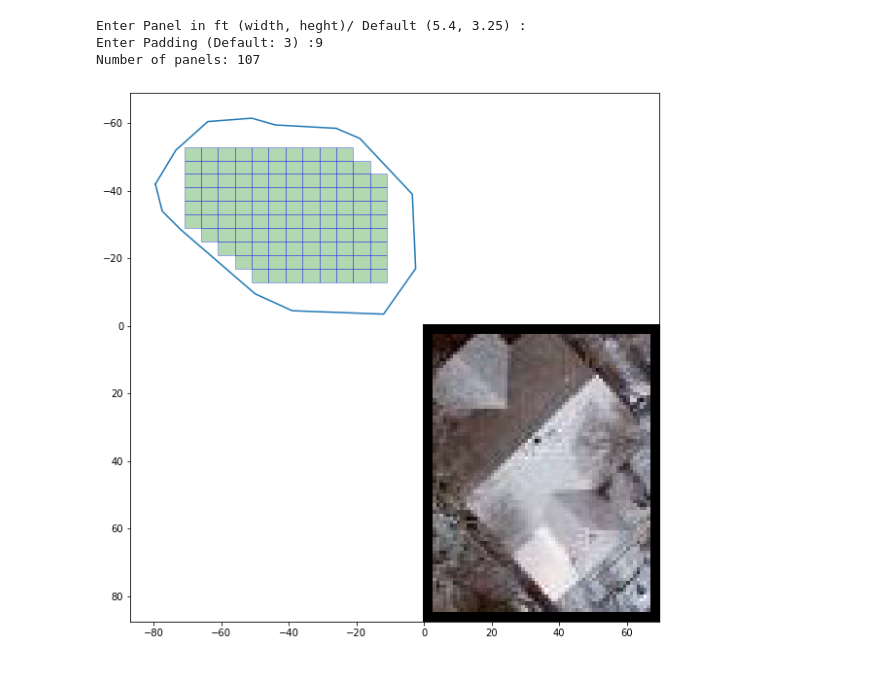
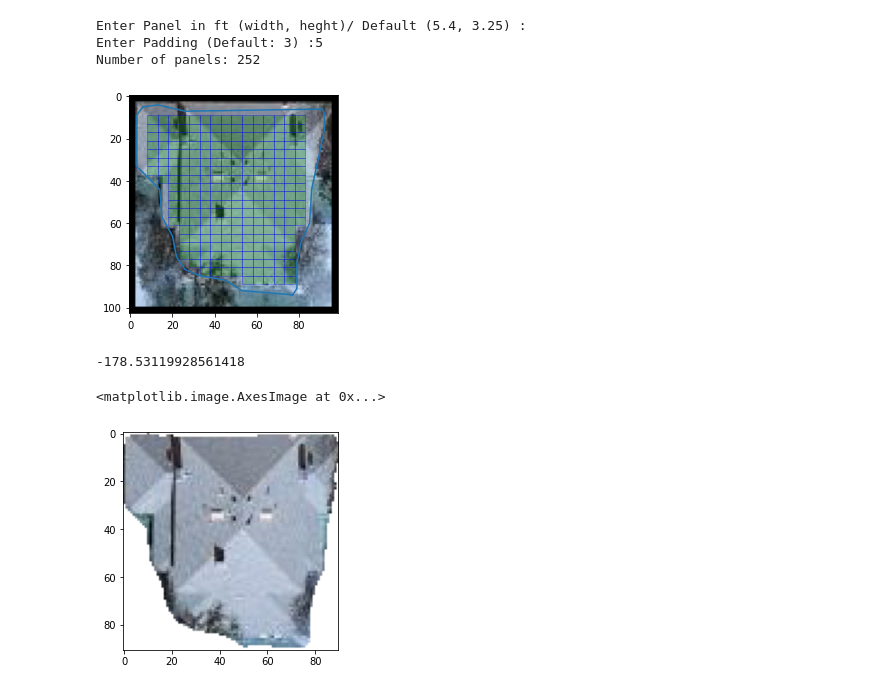
Before and after one commit to HariniSureshS/solarpanel, a Jupyter notebook: post-processing/pinning_panels.ipynb, the cells around one changed output. Drawn from its saved outputs; the diff is of its cells as text; code cells hidden in the pictures.

Commit message:
Improve plotting

```diff
--- a/post-processing/pinning_panels.ipynb
+++ b/post-processing/pinning_panels.ipynb
@@ -23,6 +23,7 @@ mask = cv2.imread('/content/drive/MyDrive/Official Folder Omdena Talent Good3Ene
 px_df = gpd.read_file('/content/drive/MyDrive/Official Folder Omdena Talent Good3Energy/Pipeline/output/px_coords.geojson')
 #geo_df = gpd.read_file(os.path.join(work_dir,'geo_coords.geojson'))
 building = cv2.imread('/content/drive/MyDrive/Official Folder Omdena Talent Good3Energy/Pipeline/output/target_building.png')
+px_df = px_df.to_crs(5703) # Have it in the right orientation
 # %%
 #@title Pinning the panels
 # Functions to draw and plot our panels
@@ -44,44 +45,92 @@ def draw_panels(building_poly, dx, dy, pad):
 
 
 def plot_panels(building_poly, rectangles):
-    fig, ax = plt.subplots(figsize=(10, 10))
+    fig, ax = plt.subplots()
     ax.imshow(building)
-    #ax.set_aspect('equal', 'datalim')
     new_shape = rectangles
-    #fig, axs = plt.subplots()
     ax.plot(*building_poly.exterior.xy)
     for geom in new_shape.geoms:
         xs, ys = geom.exterior.xy
         ax.fill(xs, ys, alpha=0.3, fc='g', ec='b')
 
     plt.show()
 
 def reflection(x0):
     return lambda x, y: (2*x0 - x, y)
 ##########################################
 # Getting the polygon for our building
 
 # get our polygon
 building_poly = px_df.iloc[0].geometry
-building_poly = scale(building_poly, yfact = -1, origin = (1, 0))
-building_poly = transform(reflection(1), building_poly)
+coordinates_array = np.abs(np.floor(np.asarray(building_poly.exterior.coords))).astype('int')
+building_poly = Polygon(coordinates_array)
+#building_poly = scale(building_poly, yfact = -1, origin = (1, 0))
+#building_poly = transform(reflection(1), building_poly)
 
 a = building_poly.minimum_rotated_rectangle
 
 dim =input('Enter Panel in ft (width, heght)/ Default (5.4, 3.25) :') or "5.4, 3.25"
 pad = int(input('Enter Padding (Default: 3) :') or "3") # Leave padding on the edges
 
 px_dim = 0.974
 dim = list(dim)
 width = float(dim[0])
 height = float(dim[-1])
 (dx, dy) = (np.ceil(width * px_dim), np.floor(height * px_dim))
 (dx, dy)
 rectangles = draw_panels(building_poly, dx, dy, pad)
 print("Number of panels:", len(rectangles))
 plot_panels(building_poly, rectangles)
 # %% [output]
 Enter Panel in ft (width, heght)/ Default (5.4, 3.25) :
-Enter Padding (Default: 3) :9
-Number of panels: 107
+Enter Padding (Default: 3) :5
+Number of panels: 252
-[figure, old version]
+[figure, new version]
+# %%
+a = building_poly.minimum_rotated_rectangle
+l = a.boundary
+ch = a.convex_hull  # The smallest convex set that contains it
+length = a.length
+coords = [c for c in l.coords]
+segments = [shapely.geometry.LineString([a, b]) for a, b in zip(coords,coords[1:])]
+longest_segment = max(segments, key=lambda x: x.length)
+p1, p2 = [c for c in longest_segment.coords]
+angle = math.degrees(math.atan2(p2[1]-p1[1], p2[0]-p1[0]))
+coordinates_array = np.asarray(building_poly.exterior.coords).astype('int')
+angle
+# %% [output]
+-178.53119928561418
+# %%
+import numpy as np
+import cv2
+
+img = building
+pts =  coordinates_array
+## (1) Crop the bounding rect
+rect = cv2.boundingRect(pts)
+x,y,w,h = rect
+croped = img[y:y+h, x:x+w].copy()
+
+## (2) make mask
+pts = pts - pts.min(axis=0)
+
+mask = np.zeros(croped.shape[:2], np.uint8)
+cv2.drawContours(mask, [pts], -1, (255, 255, 255), -1, cv2.LINE_AA)
+
+## (3) do bit-op
+dst = cv2.bitwise_and(croped, croped, mask=mask)
+
+## (4) add the white background
+bg = np.ones_like(croped, np.uint8)*255
+cv2.bitwise_not(bg,bg, mask=mask)
+dst2 = bg+ dst
+
+
+'''cv2.imwrite("croped.png", croped)
+cv2.imwrite("mask.png", mask)
+cv2.imwrite("dst.png", dst)'''
+cv2.imwrite("masked_roof.png", dst2)
+plt.imshow(dst2, cmap='gray')
+# %% [output]
+<matplotlib.image.AxesImage at 0x...>
+[figure, added]
```
